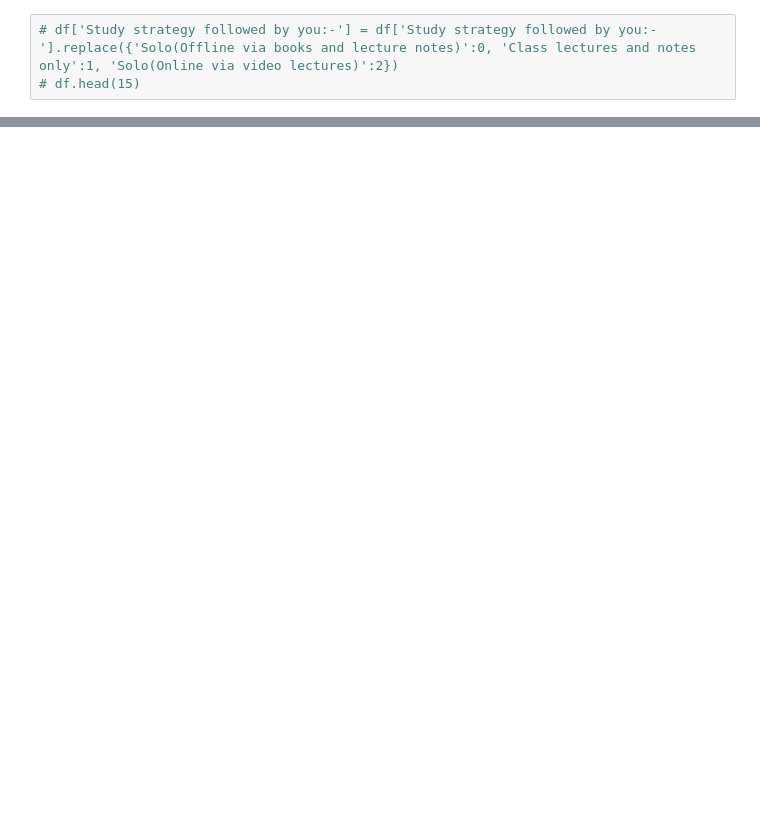
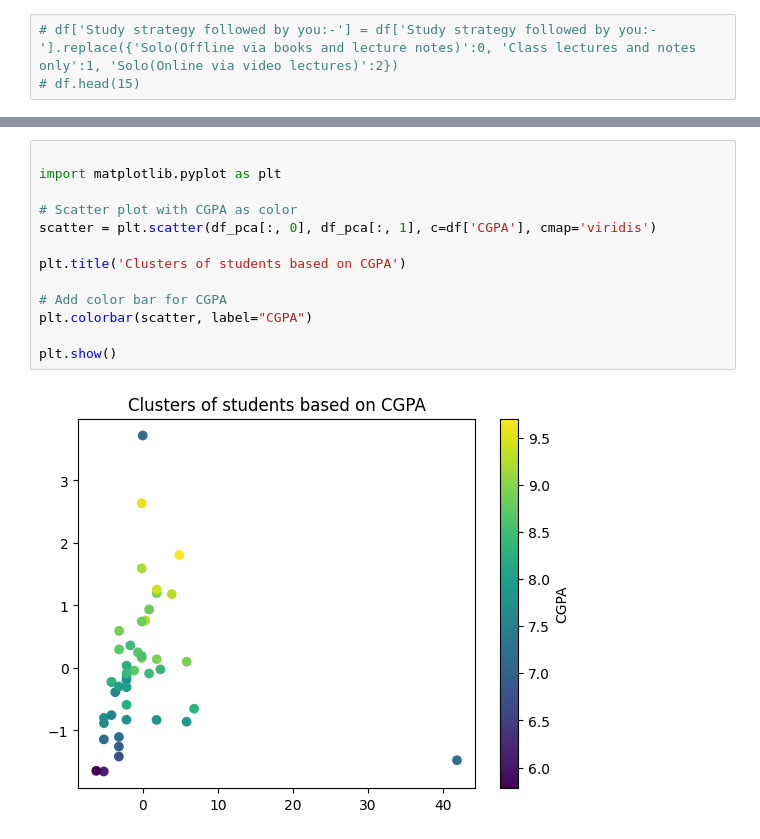
Before and after one commit to RsAgBansal/StudyPat, a Jupyter notebook: main.ipynb, the cells around one changed output, grey strips where cells are left out. Cells and saved outputs as stored; diff of their text form; blank space fills up the shorter version.

```diff
--- a/main.ipynb
+++ b/main.ipynb
@@ -36,0 +87,15 @@ KeyError: 'Study_Method'
+# %%
+
+import matplotlib.pyplot as plt
+
+# Scatter plot with CGPA as color
+scatter = plt.scatter(df_pca[:, 0], df_pca[:, 1], c=df['CGPA'], cmap='viridis')
+
+plt.title('Clusters of students based on CGPA')
+
+# Add color bar for CGPA
+plt.colorbar(scatter, label="CGPA")
+
+plt.show()
+# %% [output]
+[figure, added]
```
Also changed, not shown: parts of 11 cells of this notebook.
